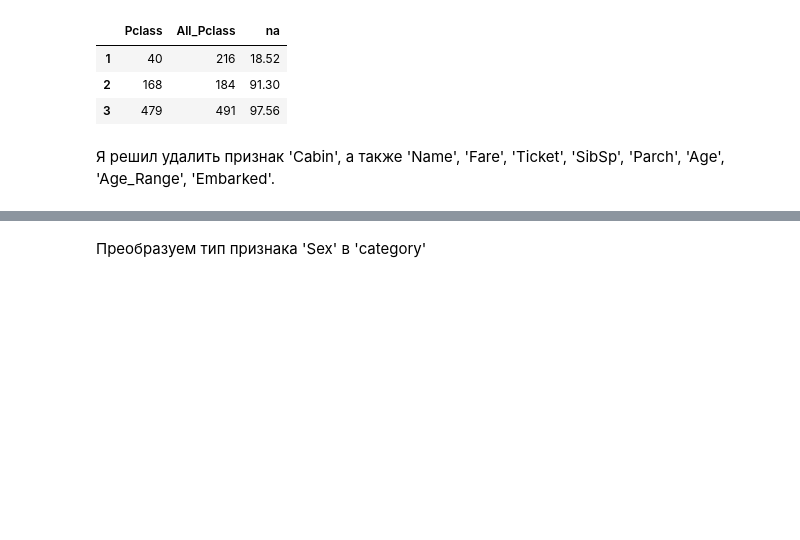
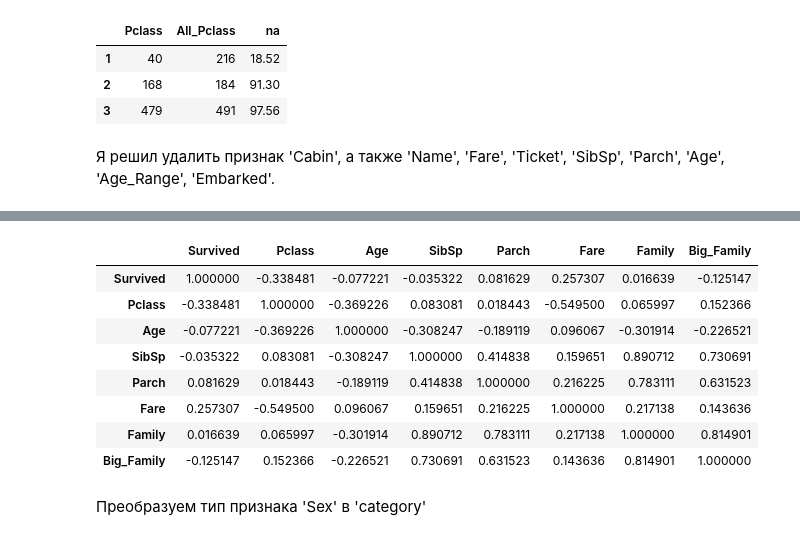
Before and after one commit to esvesv/ML_HW_03, a Jupyter notebook: 3_evstratovsv.ipynb, the cells around one changed output, grey strips where cells are left out. Saved outputs shown, nothing was run; the diff lists cells and outputs as text; code cells hidden in the pictures; blank space fills up the shorter version.

```diff
--- a/3_evstratovsv.ipynb
+++ b/3_evstratovsv.ipynb
@@ -394,3 +399,15 @@ memory usage: 35.7+ KB
+# %%
+df.corr()
+# %% [output]
+|  | Survived | Pclass | Age | SibSp | Parch | Fare | Family | Big_Family |
+| Survived | 1.000000 | -0.338481 | -0.077221 | -0.035322 | 0.081629 | 0.257307 | 0.016639 | -0.125147 |
+| Pclass | -0.338481 | 1.000000 | -0.369226 | 0.083081 | 0.018443 | -0.549500 | 0.065997 | 0.152366 |
+| Age | -0.077221 | -0.369226 | 1.000000 | -0.308247 | -0.189119 | 0.096067 | -0.301914 | -0.226521 |
+| SibSp | -0.035322 | 0.083081 | -0.308247 | 1.000000 | 0.414838 | 0.159651 | 0.890712 | 0.730691 |
+| Parch | 0.081629 | 0.018443 | -0.189119 | 0.414838 | 1.000000 | 0.216225 | 0.783111 | 0.631523 |
+| Fare | 0.257307 | -0.549500 | 0.096067 | 0.159651 | 0.216225 | 1.000000 | 0.217138 | 0.143636 |
+| Family | 0.016639 | 0.065997 | -0.301914 | 0.890712 | 0.783111 | 0.217138 | 1.000000 | 0.814901 |
+| Big_Family | -0.125147 | 0.152366 | -0.226521 | 0.730691 | 0.631523 | 0.143636 | 0.814901 | 1.000000 |
 # %% [markdown]
 Преобразуем тип признака 'Sex' в 'category'
 # %%
```
Also changed, not shown: parts of 16 cells of this notebook.
